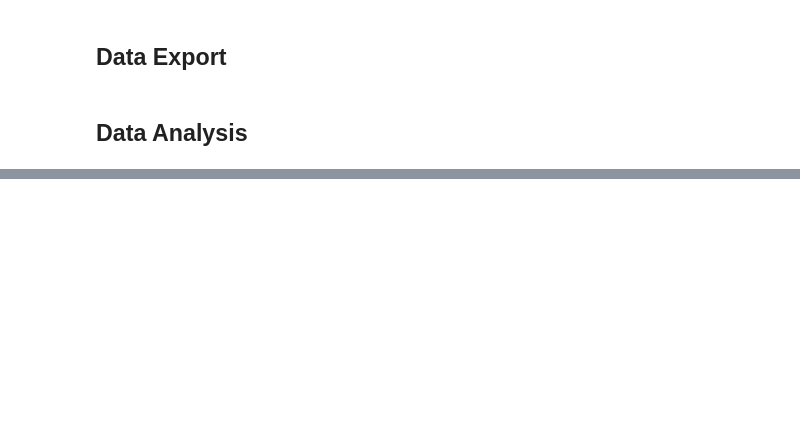
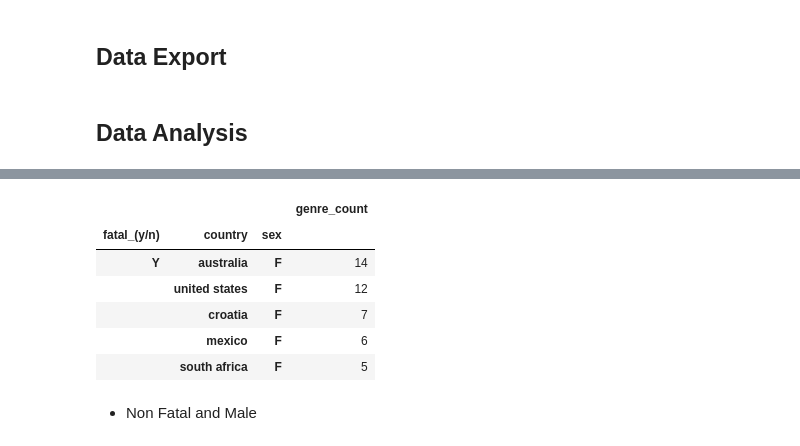
Before and after one commit to luisgzaparolli/Ironhack, a Jupyter notebook: Projects/MiniProject_2/Shark Project/CleaningAndAnalyzeSharksDatabase.ipynb, the cells around one changed output, grey strips where cells are left out. Saved outputs shown, nothing was run; the diff lists cells and outputs as text; code cells hidden in the pictures; blank space fills up the shorter version.

```diff
--- a/Projects/MiniProject_2/Shark Project/CleaningAndAnalyzeSharksDatabase.ipynb
+++ b/Projects/MiniProject_2/Shark Project/CleaningAndAnalyzeSharksDatabase.ipynb
@@ -397,0 +440,20 @@ Name: sex, dtype: int64
+# %%
+mask_year = sharks['year'] > 1900
+sharks_year = sharks.loc[mask_year, :]
+mask_fatal = sharks_year['fatal_(y/n)'] == 'Y'
+sharks_fatal = sharks_year.loc[mask_fatal,:]
+mask_genre = sharks_fatal['sex'] == 'F'
+sharks_genre = sharks_fatal.loc[mask_genre, :]
+# %%
+sharks_group = sharks_genre.groupby(by = ['fatal_(y/n)', 'country', 'sex']).agg(genre_count = ('sex', 'count'))
+sharks_group.sort_values(by = 'genre_count', ascending = False).head(5)
+# %% [output]
+|  |  |  | genre_count |
+| fatal_(y/n) | country | sex |  |
+| Y | australia | F | 14 |
+|  | united states | F | 12 |
+|  | croatia | F | 7 |
+|  | mexico | F | 6 |
+|  | south africa | F | 5 |
+# %% [markdown]
+* Non Fatal and Male
```
Also changed, not shown: parts of 37 cells of this notebook, 1 other file.
